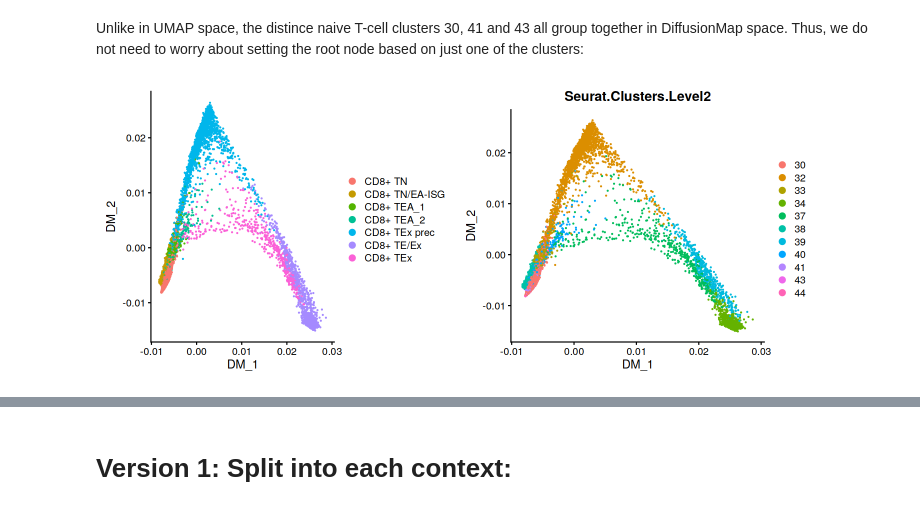
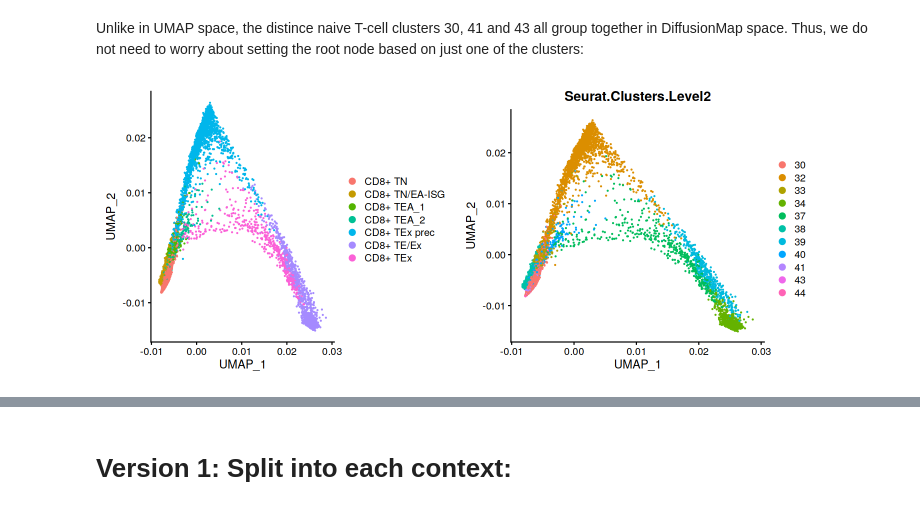
Before and after one commit to hmbaghdassarian/norcross_abc, a Jupyter notebook: notebooks/03_Trajectory_Analysis_v2.ipynb, the cells around one changed output, grey strips where cells are left out. Drawn from its saved outputs; the diff is of its cells as text; code cells hidden in the pictures.

```diff
--- a/notebooks/03_Trajectory_Analysis_v2.ipynb
+++ b/notebooks/03_Trajectory_Analysis_v2.ipynb
@@ -40,14 +37,0 @@ Run diffusion map on number of PCs determined in [Transformation notebook](./01_
-# %%
-n_pcs<-44
-abc.cds.all.sc<-Seurat::as.SingleCellExperiment(abc.cd8s.all)
-
-# filter for n_pcs
-reducedDims(abc.cds.all.sc)[['PCA']]<-reducedDims(abc.cds.all.sc)[['PCA']][, 1:n_pcs]
-reducedDims(abc.cds.all.sc)[['pca']]<-reducedDims(abc.cds.all.sc)[['PCA']]
-
-dm <- destiny::DiffusionMap(data = abc.cds.all.sc,
-                     n_pcs = n_pcs) # uses PCs in abc.cds.all by default
-
-abc.cd8s.all[['DiffusionMap']] <-  CreateDimReducObject(embeddings = dm@eigenvectors,
-                                                        key = "DM_",
-                                                        assay = DefaultAssay(abc.cd8s.all))
@@ -57,0 +42,15 @@ DimPlot(object = seurat.object, reduction = "DiffusionMap") + coord_fixed(ratio
+# %%
+n_pcs<-44
+abc.cds.all.sc<-Seurat::as.SingleCellExperiment(abc.cd8s.all)
+
+# filter for n_pcs
+reducedDims(abc.cds.all.sc)[['PCA']]<-reducedDims(abc.cds.all.sc)[['PCA']][, 1:n_pcs]
+reducedDims(abc.cds.all.sc)[['pca']]<-reducedDims(abc.cds.all.sc)[['PCA']]
+
+dm <- destiny::DiffusionMap(data = abc.cds.all.sc,
+                     n_pcs = n_pcs) # uses PCs in abc.cds.all by default
+
+abc.cd8s.all@reductions$umap<-NULL
+abc.cd8s.all[['umap']] <-  CreateDimReducObject(embeddings = dm@eigenvectors,
+                                                        key = "UMAP_",
+                                                        assay = DefaultAssay(abc.cd8s.all))
@@ -60,11 +62,11 @@ Unlike in UMAP space, the distince naive T-cell clusters 30, 41 and 43 all group
 # %%
 h_ = 5
 w_ = 12
 options(repr.plot.height=h_, repr.plot.width=w_)
 
-g1A<-DimPlot(abc.cd8s.all, reduction = 'DiffusionMap', shuffle = T)
-g1B<-DimPlot(abc.cd8s.all, reduction = 'DiffusionMap', group.by = 'Seurat.Clusters.Level2', shuffle = T)
+g1A<-DimPlot(abc.cd8s.all, reduction = 'umap', shuffle = T)
+g1B<-DimPlot(abc.cd8s.all, reduction = 'umap', group.by = 'Seurat.Clusters.Level2', shuffle = T)
 g1<-cowplot::plot_grid(g1A, g1B, ncol = 2)
 g1
 # %% [output]
-[figure, old version]
+[figure, new version]
```
Also changed, not shown: parts of 25 cells of this notebook, 1 other file.
